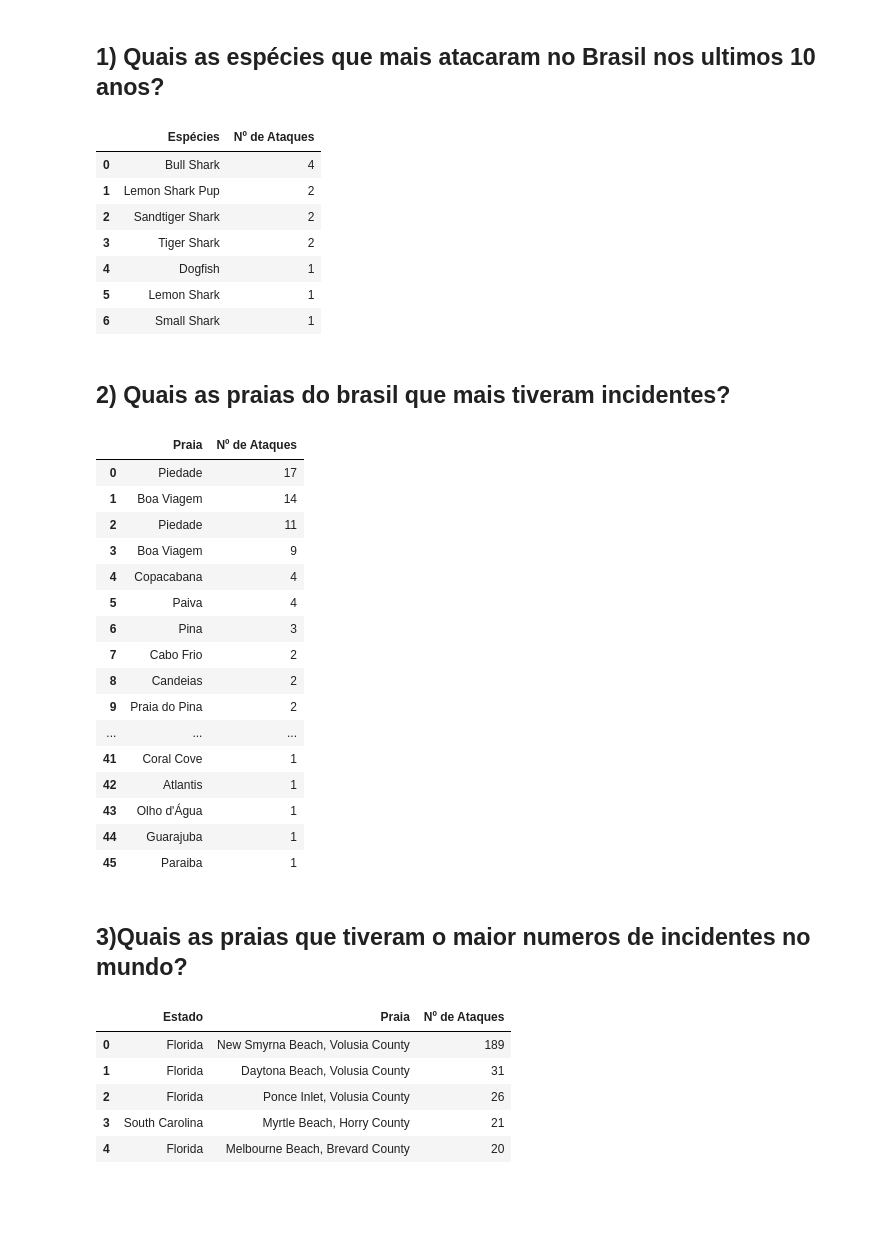
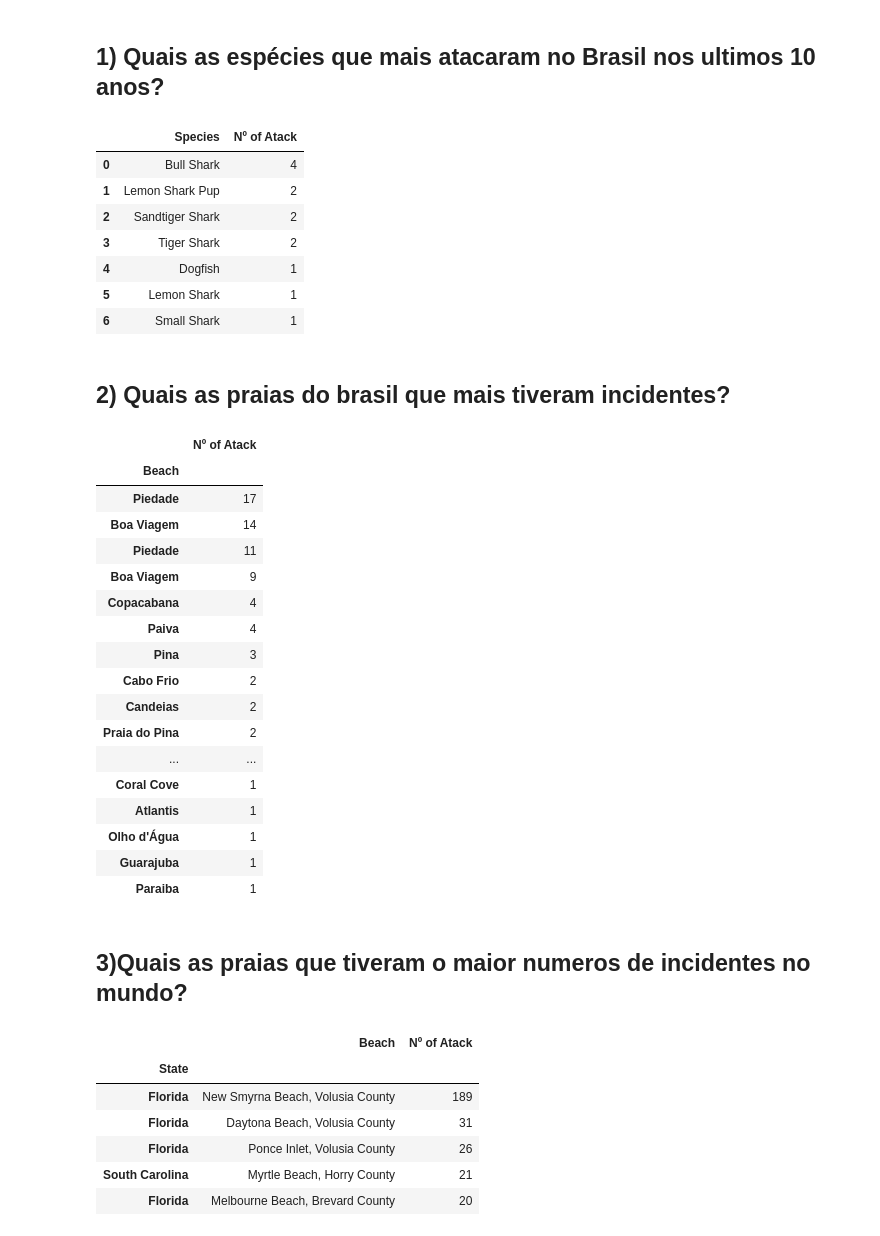
Before and after one commit to PedroPavanii/conditional_statements, a Jupyter notebook: projeto_SHARK.ipynb, the cells around one changed output. Drawn from its saved outputs; the diff is of its cells as text; code cells hidden in the pictures; blank space fills up the shorter version.

```diff
--- a/projeto_SHARK.ipynb
+++ b/projeto_SHARK.ipynb
@@ -48,13 +48,13 @@ especies_final = especies_final.drop('Ano', axis = 1)
 
 #CRIANDO UM DATAFRAME PARA RELACIONAR ESPECIES POR ANO.
 df_especies_final=especies_final.value_counts().reset_index()
-df_especies_final.columns = [ 'Espécies', 'Nº de Ataques']
+df_especies_final.columns = [ 'Species', 'Nº of Atack']
 
 
 df_especies_final
 #FALTA GRAFICO
 # %% [output]
-|  | Espécies | Nº de Ataques |
+|  | Species | Nº of Atack |
 | 0 | Bull Shark | 4 |
 | 1 | Lemon Shark Pup | 2 |
 | 2 | Sandtiger Shark | 2 |
@@ -67,47 +67,48 @@ df_especies_final
 # %%
 #FILTRANDO AS PRAIAS DO BRASIL POR AREA E LOCALIZAÇÃO. RETIRANDO VALORES NULOS E LINHAS COM RESULTADOS NÃO PERTENCENTES.
 praias = tabela_shark.loc[:,['Country','Area','Location']]
 praias_br = praias.loc[praias['Country'] =='BRAZIL'].dropna().reset_index(drop=True)
 praias_br.drop(index =[110, 13, 20, 36], inplace = True)
 
 
 #REALIZANDO FILTRAGEM, SUBSTITUIÇÃO DE VALORES VISANDO MELHORA ESTETICA E MELHOR VISUALIZAÇÃO.
 praias_br['Area']= praias_br['Area'].str.replace(r'\.', ' ', regex=True)
 praias_br['Location']= praias_br['Location'].str.replace(r',.*', '', regex=True)
 praias_br['Location']= praias_br['Location'].str.replace('Punta Del Chifre', 'Praia Del Chifre')
 praias_br['Location']= praias_br['Location'].str.replace('Beach', '')
 praias_br['Location']= praias_br['Location'].str.replace('beach', '')
 praias_br = praias_br.drop('Country', axis=1)
 
 
 #CRIANDO UM DATAFRAME QUE RELACIONE AS PRAIAS COM OS INCIDENTES.
 df_praia = praias_br['Location'].value_counts().reset_index()
-df_praia.columns = ['Praia', 'Nº de Ataques']
-
+df_praia.columns = ['Beach', 'Nº of Atack']
+df_praia.set_index('Beach', inplace=True)
 
 df_praia
 
 
 #praias repetidas nao agruparam
 #FALTA GRAFICO
 # %% [output]
-|  | Praia | Nº de Ataques |
-| 0 | Piedade | 17 |
-| 1 | Boa Viagem | 14 |
-| 2 | Piedade | 11 |
-| 3 | Boa Viagem | 9 |
-| 4 | Copacabana | 4 |
-| 5 | Paiva | 4 |
-| 6 | Pina | 3 |
-| 7 | Cabo Frio | 2 |
-| 8 | Candeias | 2 |
-| 9 | Praia do Pina | 2 |
-| ... | ... | ... |
-| 41 | Coral Cove | 1 |
-| 42 | Atlantis | 1 |
-| 43 | Olho d'Água | 1 |
-| 44 | Guarajuba | 1 |
-| 45 | Paraiba | 1 |
+|  | Nº of Atack |
+| Beach |  |
+| Piedade | 17 |
+| Boa Viagem | 14 |
+| Piedade | 11 |
+| Boa Viagem | 9 |
+| Copacabana | 4 |
+| Paiva | 4 |
+| Pina | 3 |
+| Cabo Frio | 2 |
+| Candeias | 2 |
+| Praia do Pina | 2 |
+| ... | ... |
+| Coral Cove | 1 |
+| Atlantis | 1 |
+| Olho d'Água | 1 |
+| Guarajuba | 1 |
+| Paraiba | 1 |
 # %% [markdown]
 ## **3)Quais as praias que tiveram o maior numeros de incidentes no mundo?**
 # %%
@@ -119,18 +120,19 @@ praias_top5 = praias_mundo.value_counts().head(5)
 
 #REALIZANDO A CRIAÇÃO DE UM DATAFRAME QUE MOSTRE AS 5 PRIMEIRAS RELACIONANDO COM O NUMERO DE ATAQUES.
 df_praias_top5 = praias_top5.to_frame().reset_index()
-df_praias_top5.columns = ['index','Estado', ' Praia', 'Nº de Ataques']
+df_praias_top5.columns = ['index','State', ' Beach', 'Nº of Atack']
 df_praias_top5 = df_praias_top5.drop('index',axis=1)
-
+df_praias_top5.set_index('State', inplace=True)
 
 
 df_praias_top5
 
 #FALTA GRAFICO
 # %% [output]
-|  | Estado | Praia | Nº de Ataques |
-| 0 | Florida | New Smyrna Beach, Volusia County | 189 |
-| 1 | Florida | Daytona Beach, Volusia County | 31 |
-| 2 | Florida | Ponce Inlet, Volusia County | 26 |
-| 3 | South Carolina | Myrtle Beach, Horry County | 21 |
-| 4 | Florida | Melbourne Beach, Brevard County | 20 |
+|  | Beach | Nº of Atack |
+| State |  |  |
+| Florida | New Smyrna Beach, Volusia County | 189 |
+| Florida | Daytona Beach, Volusia County | 31 |
+| Florida | Ponce Inlet, Volusia County | 26 |
+| South Carolina | Myrtle Beach, Horry County | 21 |
+| Florida | Melbourne Beach, Brevard County | 20 |
```
Also changed, not shown: parts of 10 cells of this notebook.
